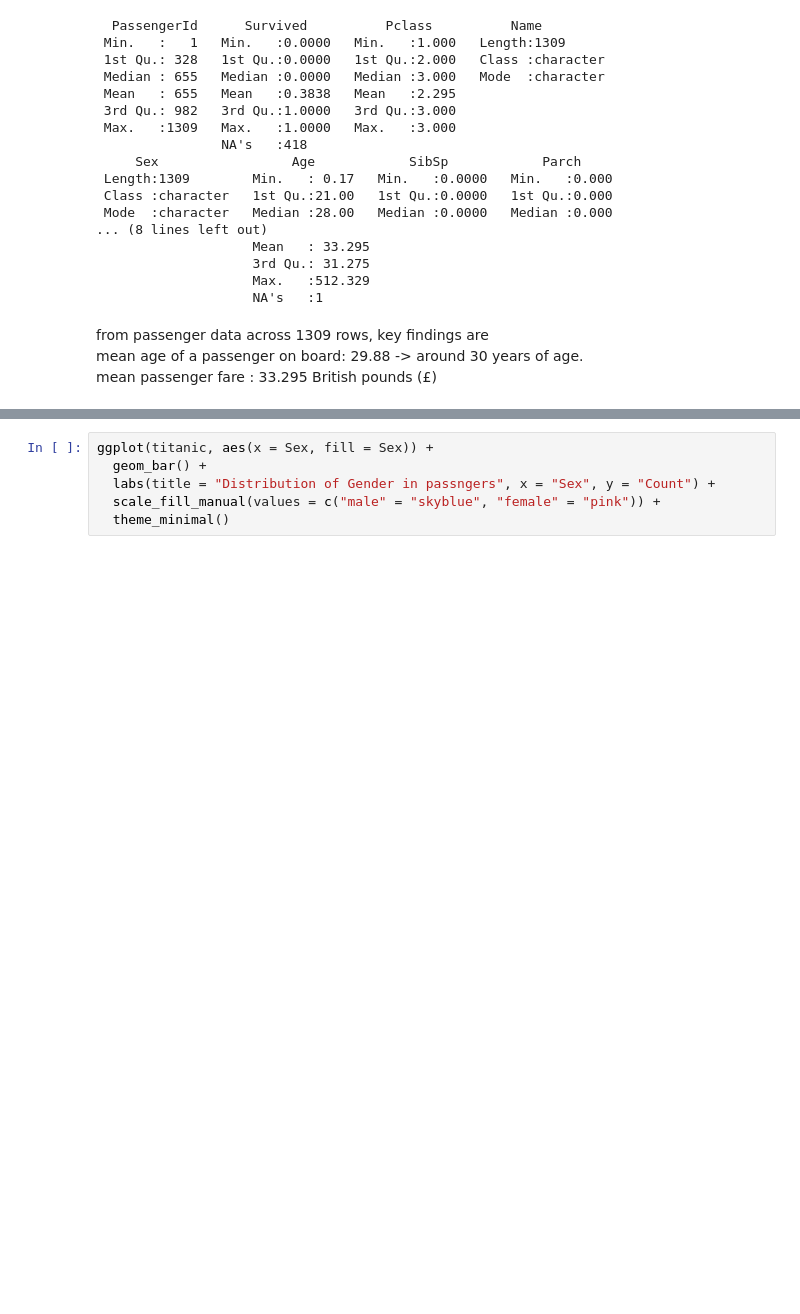
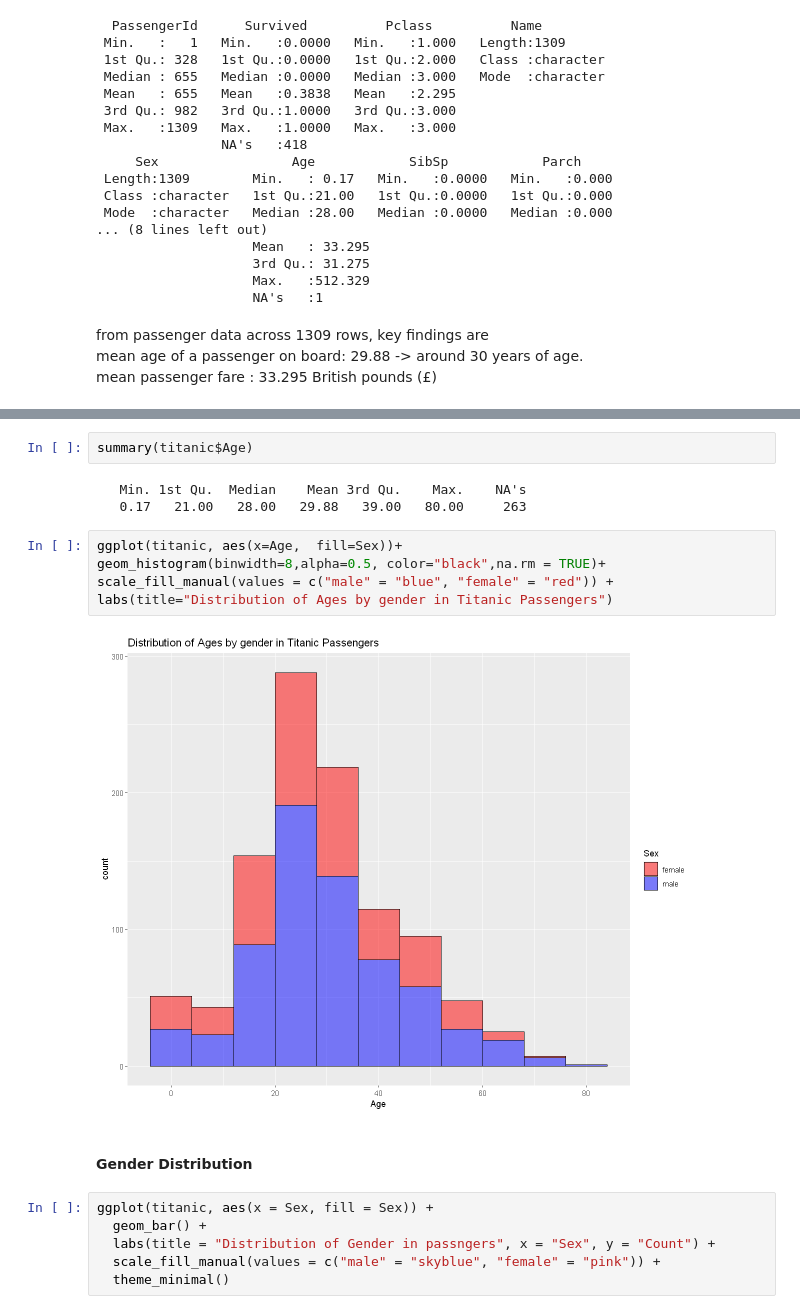
Before and after one commit to subhanu-dev/Titanic-Machine-Learning-With-R, a Jupyter notebook: Titanic Analysis.ipynb, the cells around one changed output, grey strips where cells are left out. Drawn from its saved outputs; the diff is of its cells as text; blank space fills up the shorter version.

```diff
--- a/Titanic Analysis.ipynb
+++ b/Titanic Analysis.ipynb
@@ -173,3 +192,17 @@ mean passenger fare : 33.295 British pounds (£)
+# %%
+summary(titanic$Age)
+# %% [output]
+   Min. 1st Qu.  Median    Mean 3rd Qu.    Max.    NA's
+   0.17   21.00   28.00   29.88   39.00   80.00     263
+# %%
+ggplot(titanic, aes(x=Age,  fill=Sex))+
+geom_histogram(binwidth=8,alpha=0.5, color="black",na.rm = TRUE)+
+scale_fill_manual(values = c("male" = "blue", "female" = "red")) +
+labs(title="Distribution of Ages by gender in Titanic Passengers")
+# %% [output]
+[figure, added]
+# %% [markdown]
+#### Gender Distribution
 # %%
 ggplot(titanic, aes(x = Sex, fill = Sex)) +
   geom_bar() +
```
Also changed, not shown: parts of 96 cells of this notebook, 1 other file.
